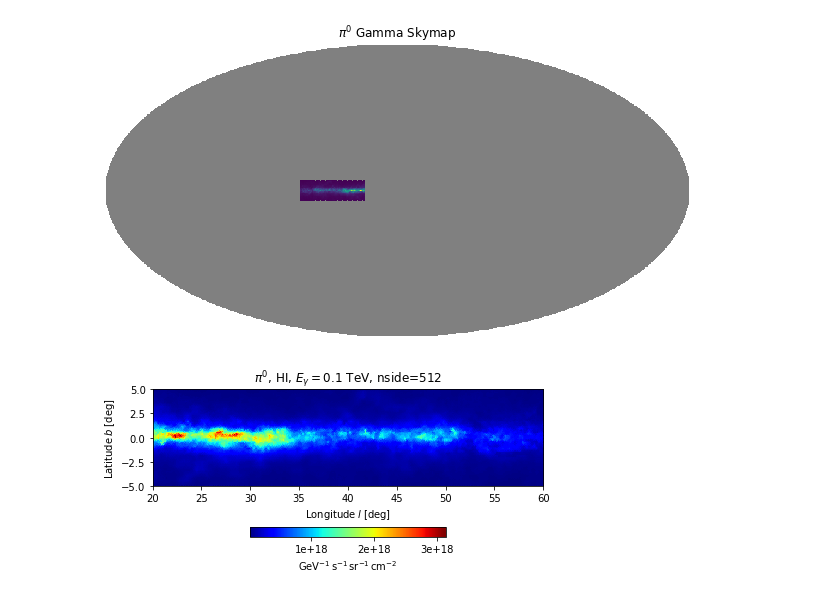
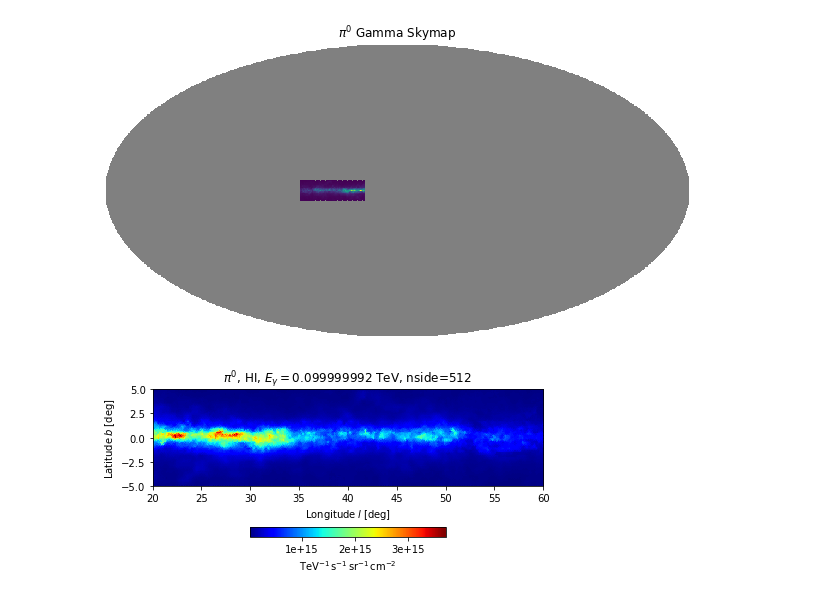
Before and after one commit to cosmicrays/hermes-examples, a Jupyter notebook: jupyter/e2-pizero-dragon2d.ipynb, the cells around one changed output. Saved outputs shown, nothing was run; the diff lists cells and outputs as text; code cells hidden in the pictures.

```diff
--- a/jupyter/e2-pizero-dragon2d.ipynb
+++ b/jupyter/e2-pizero-dragon2d.ipynb
@@ -19,7 +19,7 @@ kamae_crosssection = Kamae06()
 neutral_gas = RingModelDensity()
 # %%
 skymap = GammaSkymap(nside=nside, Egamma=Egamma)
-mask_edges = [-5*deg, 5*deg, 20*deg, 60*deg]
-mask = RectangularWindow(*mask_edges);
+mask_edges = [[5*deg, 20*deg], [-5*deg, 60*deg]]
+mask = RectangularWindow(*mask_edges)
 skymap.setMask(mask)
 # %%
@@ -33,7 +33,7 @@ skymap.compute()
 hermes_map = np.array(skymap)
 # %%
 #use_units = skymap.getUnits() # default units for GammaSkymap (GeV^-1 m^-2 s^-1 sr^-1)
-use_units = "GeV^-1 cm^-2 s^-1 sr^-1"
+use_units = "TeV^-1 cm^-2 s^-1 sr^-1"
 skymap_units = u.Quantity(1, use_units)
 base_units = skymap_units.unit.si.scale
 # %%
@@ -43,32 +43,33 @@ healpy.mollview(hermes_map, cbar=False, title=r"$\pi^0$ Gamma Skymap")
 # %%
 fig = plt.figure(figsize=(7,3))
 
 nside = skymap.getNside()
-mask_edges_in_deg = [float(radian2degree(a)) for a in mask_edges]
+mask_lon_in_deg = [float(radian2degree(a)) for a in [mask_edges[0][1], mask_edges[1][1]]]
+mask_lat_in_deg = [float(radian2degree(a)) for a in [mask_edges[1][0], mask_edges[0][0]]]
 
 projector = healpy.projector.CartesianProj(flipconv="geo")
 projector.set_proj_plane_info(xsize=1000, ysize=None,
-                              lonra=mask_edges_in_deg[2:4],
-                              latra=mask_edges_in_deg[0:2]
+                              lonra=mask_lon_in_deg,
+                              latra=mask_lat_in_deg
                               )
 projected_map = projector.projmap(
     hermes_map,
     lambda x, y, z: healpy.pixelfunc.vec2pix(nside, x, y, z, nest=False)
 )
 w = ~(np.isnan(projected_map) | np.isinf(projected_map) | healpy.pixelfunc.mask_bad(projected_map, badval=UNSEEN))
 projected_map[w] *= base_units
 vmin = projected_map[w].min()
 vmax = projected_map[w].max()
-img = plt.imshow(projected_map, extent=mask_edges_in_deg[-2:]+mask_edges_in_deg[:-2], cmap='jet', interpolation="nearest", origin="lower",
+img = plt.imshow(projected_map, extent=mask_lon_in_deg + mask_lat_in_deg, cmap='jet', interpolation="nearest", origin="lower",
             vmin=vmin, vmax=vmax)
 
-plt.title(r"$\pi^0$, HI, $E_\gamma={Egamma:.2g}$ TeV, nside={nside}".format(
-    nside=nside, Egamma=float(Egamma/TeV)))
+plt.title(r"$\pi^0$, HI, $E_\gamma=${Egamma}, nside={nside}".format(
+    nside=nside, Egamma=Egamma.toAstroPy().to("TeV").to_string(format="latex")))
 plt.xlabel(r'${\rm Longitude} \; l \; {\rm [deg]}$')
 plt.ylabel(r'${\rm Latitude} \; b \; {\rm [deg]}$')
 
 cb = fig.colorbar(img, orientation='horizontal', shrink=.5, pad=0.25, format='%.0e')
 cb.ax.xaxis.set_label_text(skymap_units.unit.to_string(format='latex_inline'))
 cb.solids.set_edgecolor("face")
 # %% [output]
-[figure, old version]
+[figure, new version]
```
Also changed, not shown: parts of 3 cells of this notebook.
